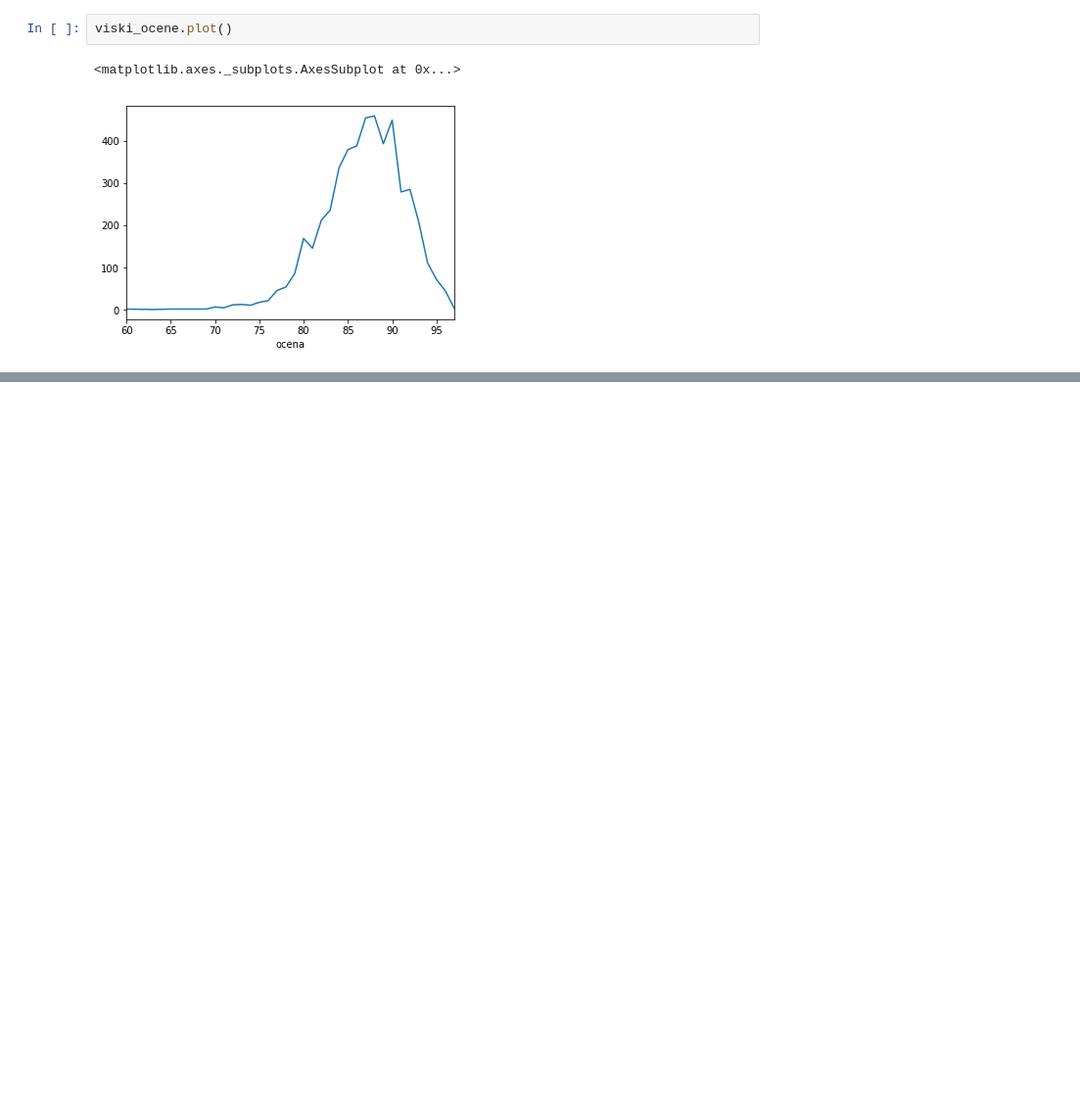
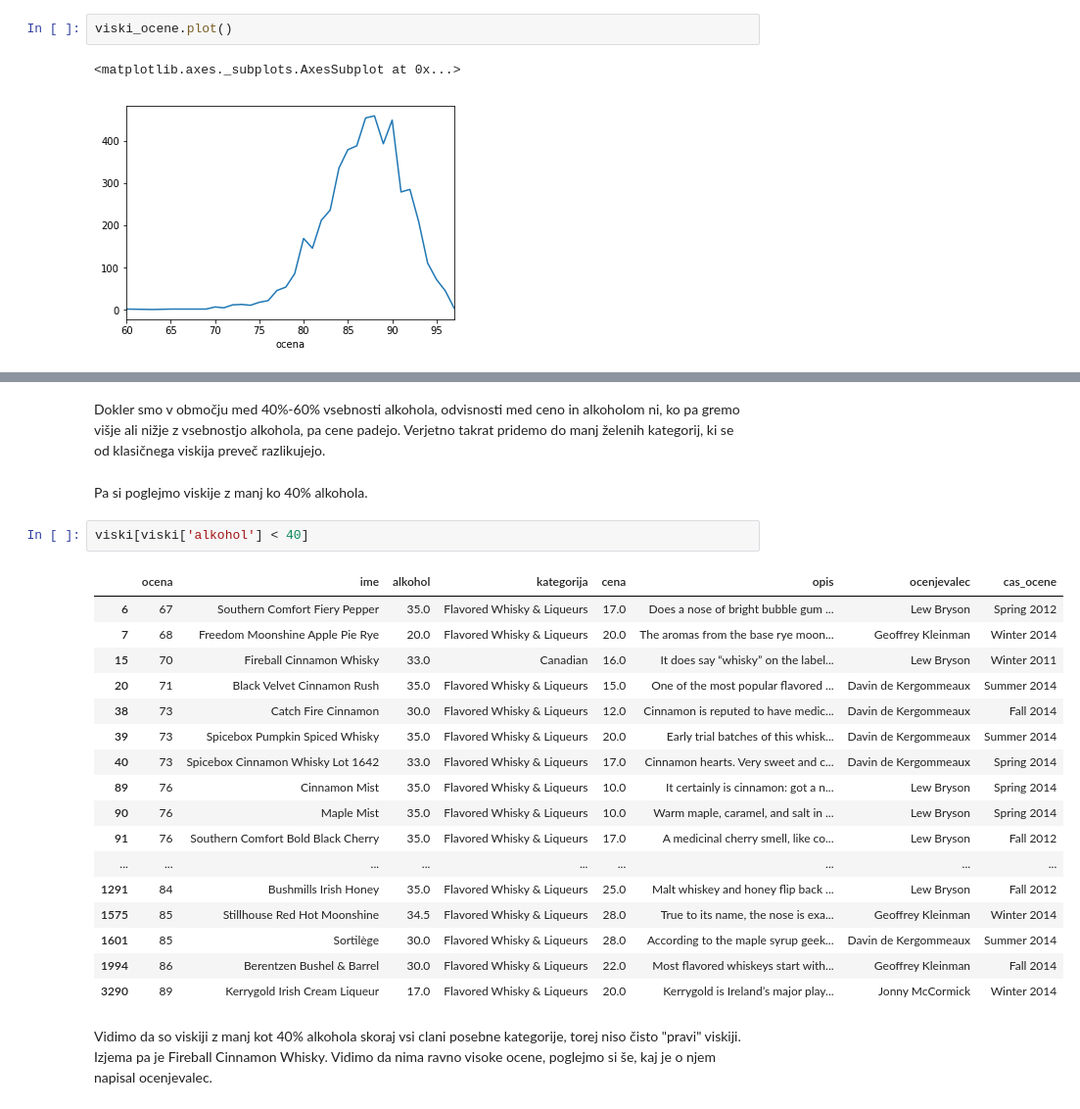
Before and after one commit to GTerglav/Viski, a Jupyter notebook: viski_analiza.ipynb, the cells around one changed output, grey strips where cells are left out. Shown at 98% size. Drawn from its saved outputs; the diff is of its cells as text; blank space fills up the shorter version.

```diff
--- a/viski_analiza.ipynb
+++ b/viski_analiza.ipynb
@@ -127,0 +156,29 @@ V tem območju dobimo skoraj pričakovano normalno porazdelitev, zanimiv je mord
+# %% [markdown]
+Dokler smo v območju med 40%-60% vsebnosti alkohola, odvisnosti med ceno in alkoholom ni,
+ko pa gremo višje ali nižje z vsebnostjo alkohola, pa cene padejo. Verjetno takrat pridemo do manj želenih kategorij, ki
+se od klasičnega viskija preveč razlikujejo.
+# %% [markdown]
+Pa si poglejmo viskije z manj ko 40% alkohola.
+# %%
+viski[viski['alkohol'] < 40]
+# %% [output]
+|  | ocena | ime | alkohol | kategorija | cena | opis | ocenjevalec | cas_ocene |
+| 6 | 67 | Southern Comfort Fiery Pepper | 35.0 | Flavored Whisky & Liqueurs | 17.0 | Does a nose of bright bubble gum ... | Lew Bryson | Spring 2012 |
+| 7 | 68 | Freedom Moonshine Apple Pie Rye | 20.0 | Flavored Whisky & Liqueurs | 20.0 | The aromas from the base rye moon... | Geoffrey Kleinman | Winter 2014 |
+| 15 | 70 | Fireball Cinnamon Whisky | 33.0 | Canadian | 16.0 | It does say “whisky” on the label... | Lew Bryson | Winter 2011 |
+| 20 | 71 | Black Velvet Cinnamon Rush | 35.0 | Flavored Whisky & Liqueurs | 15.0 | One of the most popular flavored ... | Davin de Kergommeaux | Summer 2014 |
+| 38 | 73 | Catch Fire Cinnamon | 30.0 | Flavored Whisky & Liqueurs | 12.0 | Cinnamon is reputed to have medic... | Davin de Kergommeaux | Fall 2014 |
+| 39 | 73 | Spicebox Pumpkin Spiced Whisky | 35.0 | Flavored Whisky & Liqueurs | 20.0 | Early trial batches of this whisk... | Davin de Kergommeaux | Summer 2014 |
+| 40 | 73 | Spicebox Cinnamon Whisky Lot 1642 | 33.0 | Flavored Whisky & Liqueurs | 17.0 | Cinnamon hearts. Very sweet and c... | Davin de Kergommeaux | Spring 2014 |
+| 89 | 76 | Cinnamon Mist | 35.0 | Flavored Whisky & Liqueurs | 10.0 | It certainly is cinnamon: got a n... | Lew Bryson | Spring 2014 |
+| 90 | 76 | Maple Mist | 35.0 | Flavored Whisky & Liqueurs | 10.0 | Warm maple, caramel, and salt in ... | Lew Bryson | Spring 2014 |
+| 91 | 76 | Southern Comfort Bold Black Cherry | 35.0 | Flavored Whisky & Liqueurs | 17.0 | A medicinal cherry smell, like co... | Lew Bryson | Fall 2012 |
+| ... | ... | ... | ... | ... | ... | ... | ... | ... |
+| 1291 | 84 | Bushmills Irish Honey | 35.0 | Flavored Whisky & Liqueurs | 25.0 | Malt whiskey and honey flip back ... | Lew Bryson | Fall 2012 |
+| 1575 | 85 | Stillhouse Red Hot Moonshine | 34.5 | Flavored Whisky & Liqueurs | 28.0 | True to its name, the nose is exa... | Geoffrey Kleinman | Winter 2014 |
+| 1601 | 85 | Sortilège | 30.0 | Flavored Whisky & Liqueurs | 28.0 | According to the maple syrup geek... | Davin de Kergommeaux | Summer 2014 |
+| 1994 | 86 | Berentzen Bushel & Barrel | 30.0 | Flavored Whisky & Liqueurs | 22.0 | Most flavored whiskeys start with... | Geoffrey Kleinman | Fall 2014 |
+| 3290 | 89 | Kerrygold Irish Cream Liqueur | 17.0 | Flavored Whisky & Liqueurs | 20.0 | Kerrygold is Ireland’s major play... | Jonny McCormick | Winter 2014 |
+# %% [markdown]
+Vidimo da so viskiji z manj kot 40% alkohola skoraj vsi clani posebne kategorije, torej niso čisto "pravi" viskiji.
+Izjema pa je Fireball Cinnamon Whisky. Vidimo da nima ravno visoke ocene, poglejmo si še, kaj je o njem napisal ocenjevalec.
```
Also changed, not shown: parts of 17 cells of this notebook, 2 other files.
